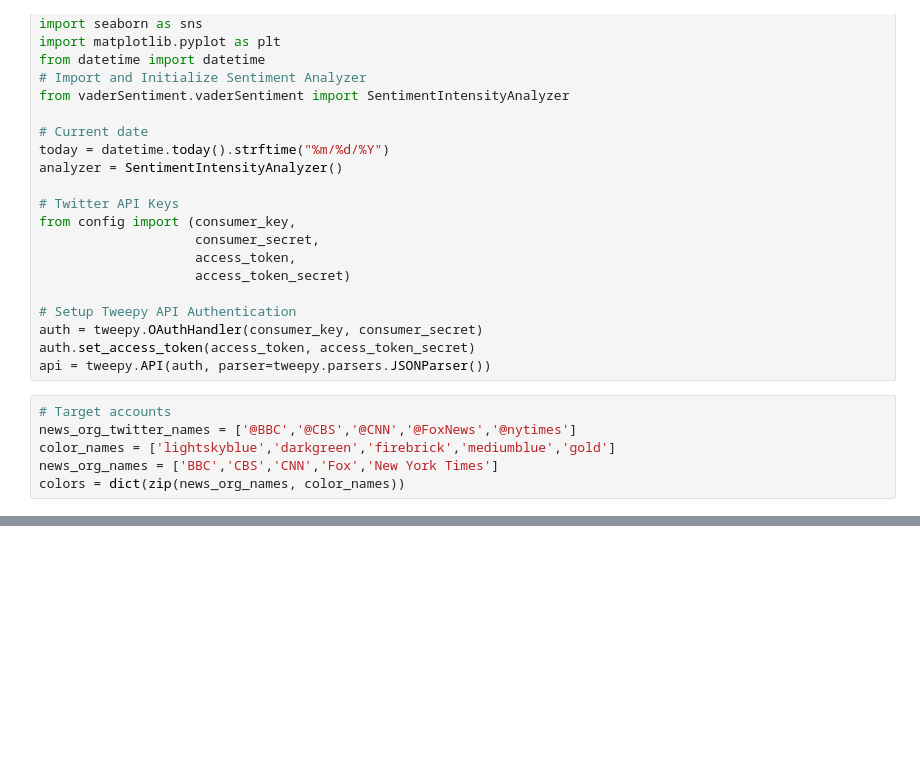
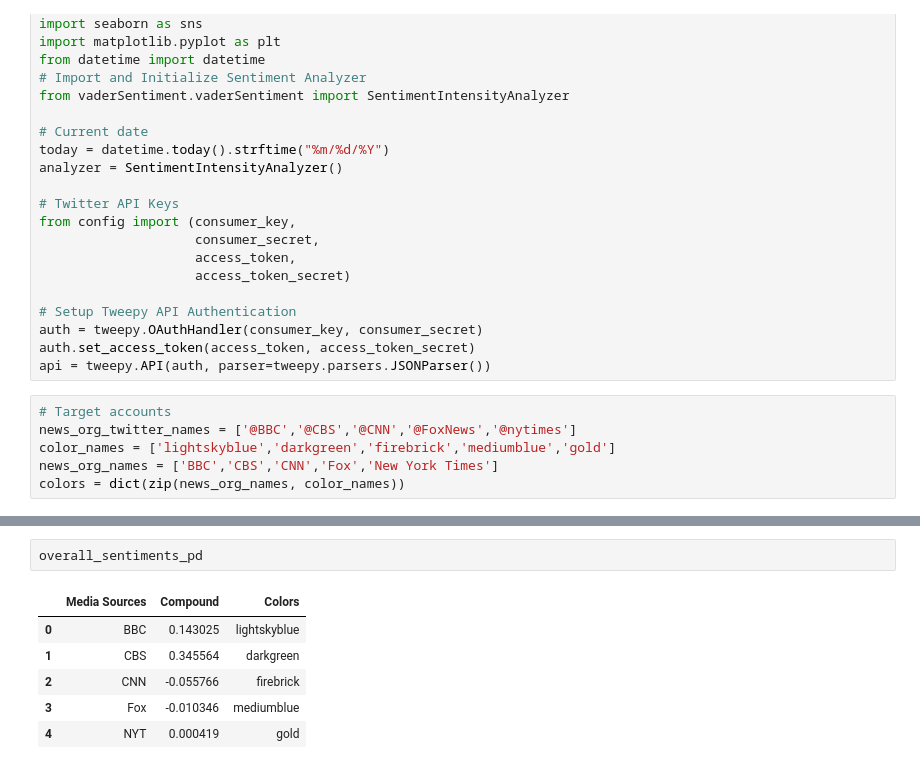
Before and after one commit to krashilili/HW7-SocialAnalysis, a Jupyter notebook: NewsMood_solved.ipynb, the cells around one changed output, grey strips where cells are left out. Cells and saved outputs as stored; diff of their text form; blank space fills up the shorter version.

```diff
--- a/NewsMood_solved.ipynb
+++ b/NewsMood_solved.ipynb
@@ -120,0 +142,9 @@ plt.show()
+# %%
+overall_sentiments_pd
+# %% [output]
+|  | Media Sources | Compound | Colors |
+| 0 | BBC | 0.143025 | lightskyblue |
+| 1 | CBS | 0.345564 | darkgreen |
+| 2 | CNN | -0.055766 | firebrick |
+| 3 | Fox | -0.010346 | mediumblue |
+| 4 | NYT | 0.000419 | gold |
```
Also changed, not shown: parts of 11 cells of this notebook.
